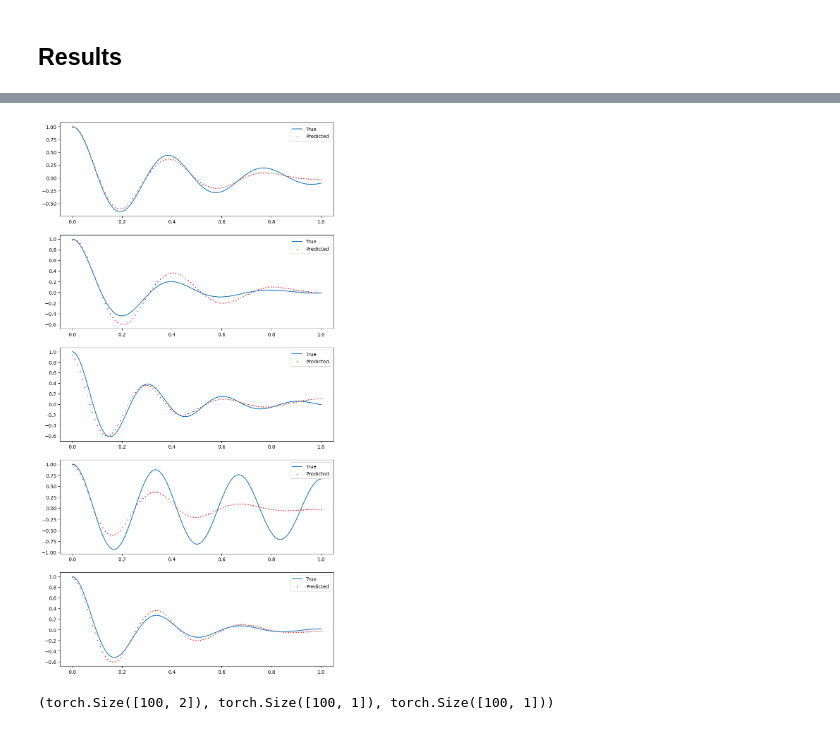
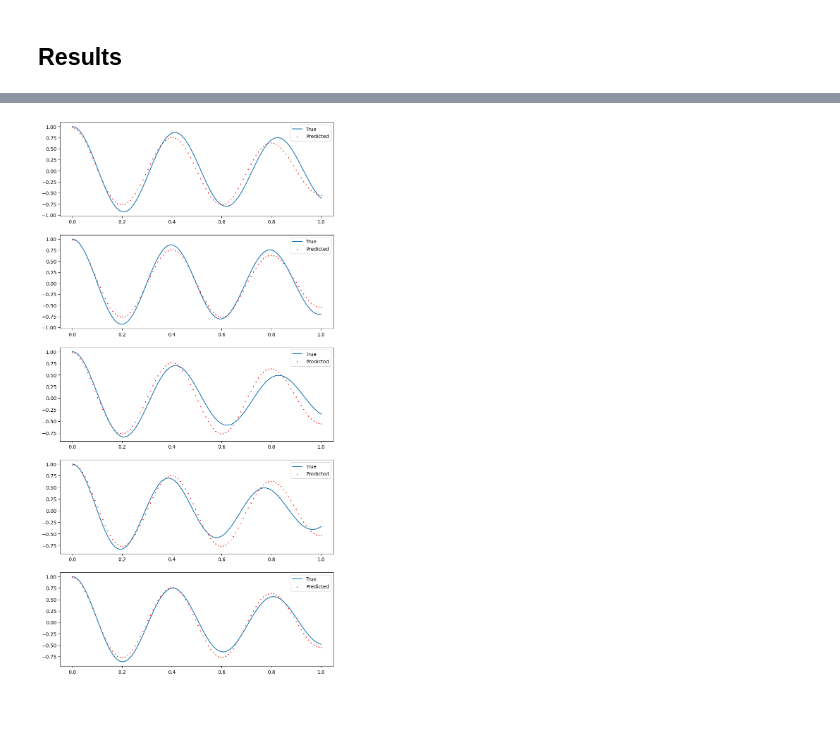
Before and after one commit to jbremz/pikano, a Jupyter notebook: 03-kan-pino.ipynb, the cells around one changed output, grey strips where cells are left out. Cells and saved outputs as stored; diff of their text form; code cells hidden in the pictures.

```diff
--- a/03-kan-pino.ipynb
+++ b/03-kan-pino.ipynb
@@ -13,7 +13,7 @@ import pandas as pd
 from IPython.display import display
 # %%
 N_SAMPLES = 32
-EPOCHS = 2000
+EPOCHS = 500
 LR = 1e-2
 BS = 128
 # %% [markdown]
@@ -46,11 +46,11 @@ def f(d, w0, t):
 
 
 def get_rand_d():
-    return np.random.rand() * 4 + 0.3
+    return np.random.rand() * 1 + 0.3
 
 
 def get_rand_w0():
-    return np.random.rand() * 10 * np.pi * 0.2 + 15
+    return np.random.rand() * 10 * np.pi * 0.05 + 15
 
 
 # setting m = 1
@@ -248,37 +251,33 @@ N = 100
 
 uy_preds = []
 uy_trues = []
-for i in range(5):
+for i in range(100):
     params, y, uy = valid_dset[i]
     d, w0 = params[0].item(), params[1].item()
 
     yb = np.linspace(0, 1, N)[..., None]
     uyb = f(d, w0, yb)
     bc = f(d, w0, 0.0)
 
     paramsb = params[None].repeat(100, 1)
     bcb = torch.tensor([bc], dtype=torch.float32)[:, None].repeat(100, 1)
 
     yb = torch.tensor(yb, dtype=torch.float32)
     uyb = torch.tensor(uyb, dtype=torch.float32)
     bcb = torch.tensor(bcb, dtype=torch.float32)
 
     with torch.inference_mode():
         uy_pred = model(paramsb, bcb, yb)
 
     uy_preds.append(uy_pred)
     uy_trues.append(uyb)
 
 fig, axes = plt.subplots(5, 1, figsize=(10, 20))
 
-for i, (uy_pred, uy_true) in enumerate(zip(uy_preds, uy_trues)):
+for i, (uy_pred, uy_true) in enumerate(zip(uy_preds[:5], uy_trues[:5])):
     ax = axes[i]
     ax.plot(yb.flatten(), uy_true, label="True")
     ax.scatter(yb.flatten(), uy_pred, label="Predicted", color="r", s=1)
     ax.legend()
 # %% [output]
-[figure, old version]
+[figure, new version]
-# %%
-paramsb.shape, bcb.shape, yb.shape
-# %% [output]
-(torch.Size([100, 2]), torch.Size([100, 1]), torch.Size([100, 1]))
```
Also changed, not shown: parts of 7 cells of this notebook.
